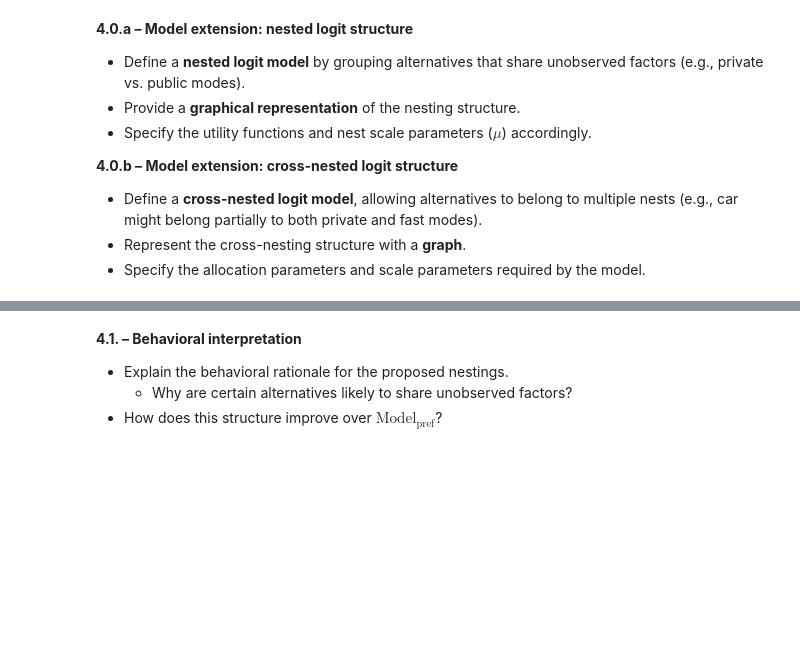
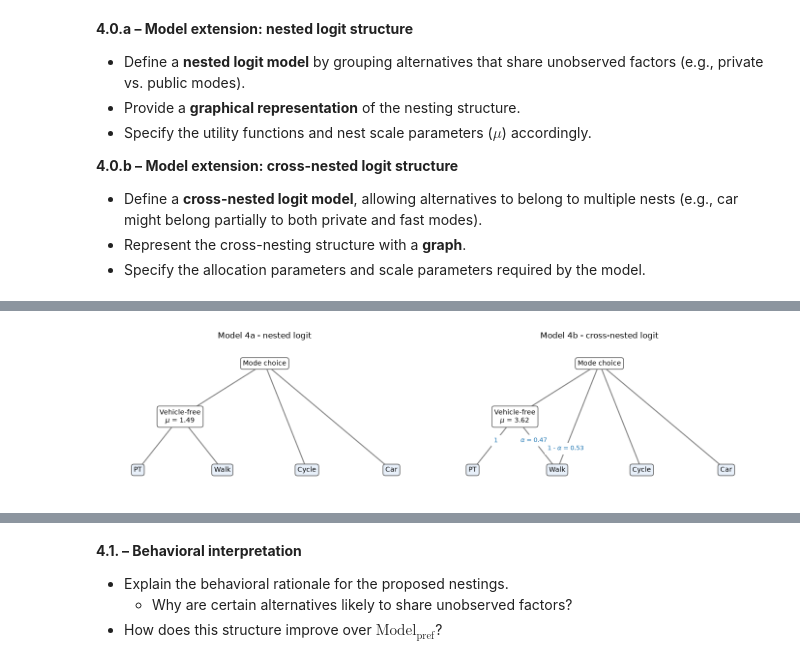
Before and after one commit to PabloSarro/london-mode-choice, a Jupyter notebook: src/assignment.ipynb, the cells around one changed output, grey strips where cells are left out. Saved outputs shown, nothing was run; the diff lists cells and outputs as text; code cells hidden in the pictures; blank space fills up the shorter version.

Commit message:
Add Model 4: nested and cross-nested logit

```diff
--- a/src/assignment.ipynb
+++ b/src/assignment.ipynb
@@ -878,0 +975,41 @@ Using $\text{Model}_\text{pref}$ as the base model, propose and test both a **ne
+# %%
+# Graphs of the two structures.
+def draw_tree(ax, title, nest_label, nest_edges, root_edges):
+    """nest_edges / root_edges: {alternative: edge label} linked to the nest / directly to the root."""
+    x_alt = {'PT': 0.0, 'Walk': 1.6, 'Cycle': 3.2, 'Car': 4.8}
+    root, nest = (2.4, 2.0), (0.8, 1.0)
+    box = dict(boxstyle='round,pad=0.35', facecolor='white', edgecolor='0.3')
+
+    def edge(start, alternative, label, t):
+        end = (x_alt[alternative], 0.0)
+        ax.plot([start[0], end[0]], [start[1], end[1]], color='0.5', zorder=1)
+        if label:
+            ax.text(start[0] + t * (end[0] - start[0]), start[1] + t * (end[1] - start[1]), label, fontsize=9,
+                    color='tab:blue', ha='center', va='center', bbox=dict(facecolor='white', edgecolor='none'))
+
+    ax.plot([root[0], nest[0]], [root[1], nest[1]], color='0.5', zorder=1)
+    for alternative, label in nest_edges.items():
+        edge(nest, alternative, label, 0.45)
+    for alternative, label in root_edges.items():
+        edge(root, alternative, label, 0.8)
+    ax.text(*root, 'Mode choice', ha='center', va='center', bbox=box)
+    ax.text(*nest, nest_label, ha='center', va='center', bbox=box)
+    for alternative, x in x_alt.items():
+        ax.text(x, 0.0, alternative, ha='center', va='center', bbox=dict(box, facecolor='#e8f0fa'))
+    ax.set_xlim(-0.7, 5.5)
+    ax.set_ylim(-0.4, 2.4)
+    ax.axis('off')
+    ax.set_title(title)
+
+
+beta_4a, beta_4b = results_4a.get_beta_values(), results_4b.get_beta_values()
+fig, axes = plt.subplots(1, 2, figsize=(14, 3.6))
+draw_tree(axes[0], 'Model 4a - nested logit', f"Vehicle-free\n$\\mu$ = {beta_4a['mu_vehicle_free']:.2f}",
+          {'PT': None, 'Walk': None}, {'Cycle': None, 'Car': None})
+draw_tree(axes[1], 'Model 4b - cross-nested logit', f"Vehicle-free\n$\\mu$ = {beta_4b['mu_vehicle_free_cnl']:.2f}",
+          {'PT': '1', 'Walk': f"$\\alpha$ = {beta_4b['alpha_walk']:.2f}"},
+          {'Walk': f"1 - $\\alpha$ = {1 - beta_4b['alpha_walk']:.2f}", 'Cycle': None, 'Car': None})
+plt.tight_layout()
+plt.show()
+# %% [output]
+[figure, added]
```
Also changed, not shown: parts of 10 cells of this notebook.
